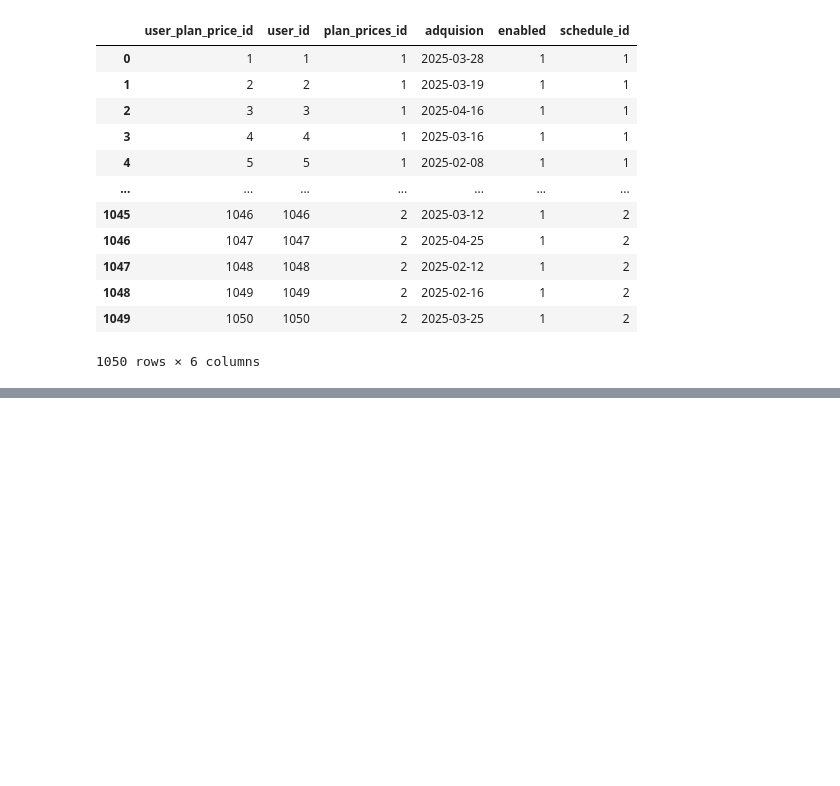
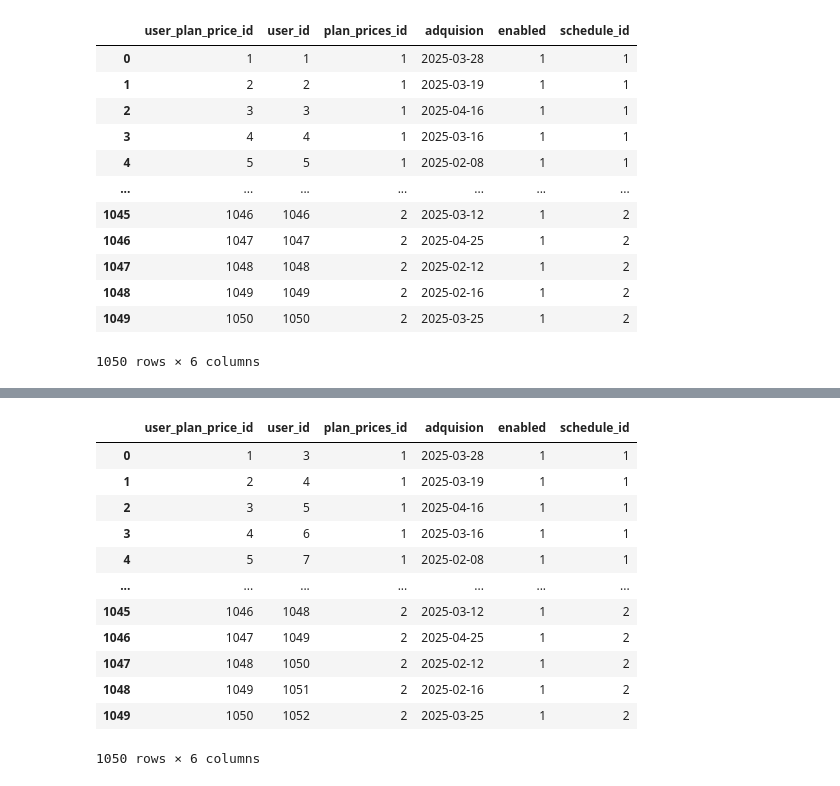
Before and after one commit to WeebL0rd/Caso-2-BDI, a Jupyter notebook: MigrationSetup.ipynb, the cells around one changed output, grey strips where cells are left out. Cells and saved outputs as stored; diff of their text form; code cells hidden in the pictures; blank space fills up the shorter version.

```diff
--- a/MigrationSetup.ipynb
+++ b/MigrationSetup.ipynb
@@ -131,0 +271,6 @@ df_userPlanPrices
+# %%
+# Crear un diccionario de los IDs para remplazar los user_id en tablas que lo ocupan como FK
+idMap = dict(zip(userIDMap["oldUserID"], userIDMap["newUserID"]))
+
+df_userAddresses["user_id"] = df_userAddresses["user_id"].map(idMap)
+df_userPlanPrices["user_id"] = df_userPlanPrices["user_id"].map(idMap)
@@ -131,0 +328,16 @@ df_userPlanPrices
+# %%
+df_userPlanPrices
+# %% [output]
+|  | user_plan_price_id | user_id | plan_prices_id | adquision | enabled | schedule_id |
+| 0 | 1 | 3 | 1 | 2025-03-28 | 1 | 1 |
+| 1 | 2 | 4 | 1 | 2025-03-19 | 1 | 1 |
+| 2 | 3 | 5 | 1 | 2025-04-16 | 1 | 1 |
+| 3 | 4 | 6 | 1 | 2025-03-16 | 1 | 1 |
+| 4 | 5 | 7 | 1 | 2025-02-08 | 1 | 1 |
+| ... | ... | ... | ... | ... | ... | ... |
+| 1045 | 1046 | 1048 | 2 | 2025-03-12 | 1 | 2 |
+| 1046 | 1047 | 1049 | 2 | 2025-04-25 | 1 | 2 |
+| 1047 | 1048 | 1050 | 2 | 2025-02-12 | 1 | 2 |
+| 1048 | 1049 | 1051 | 2 | 2025-02-16 | 1 | 2 |
+| 1049 | 1050 | 1052 | 2 | 2025-03-25 | 1 | 2 |
+1050 rows × 6 columns
```
Also changed, not shown: parts of 15 cells of this notebook.
